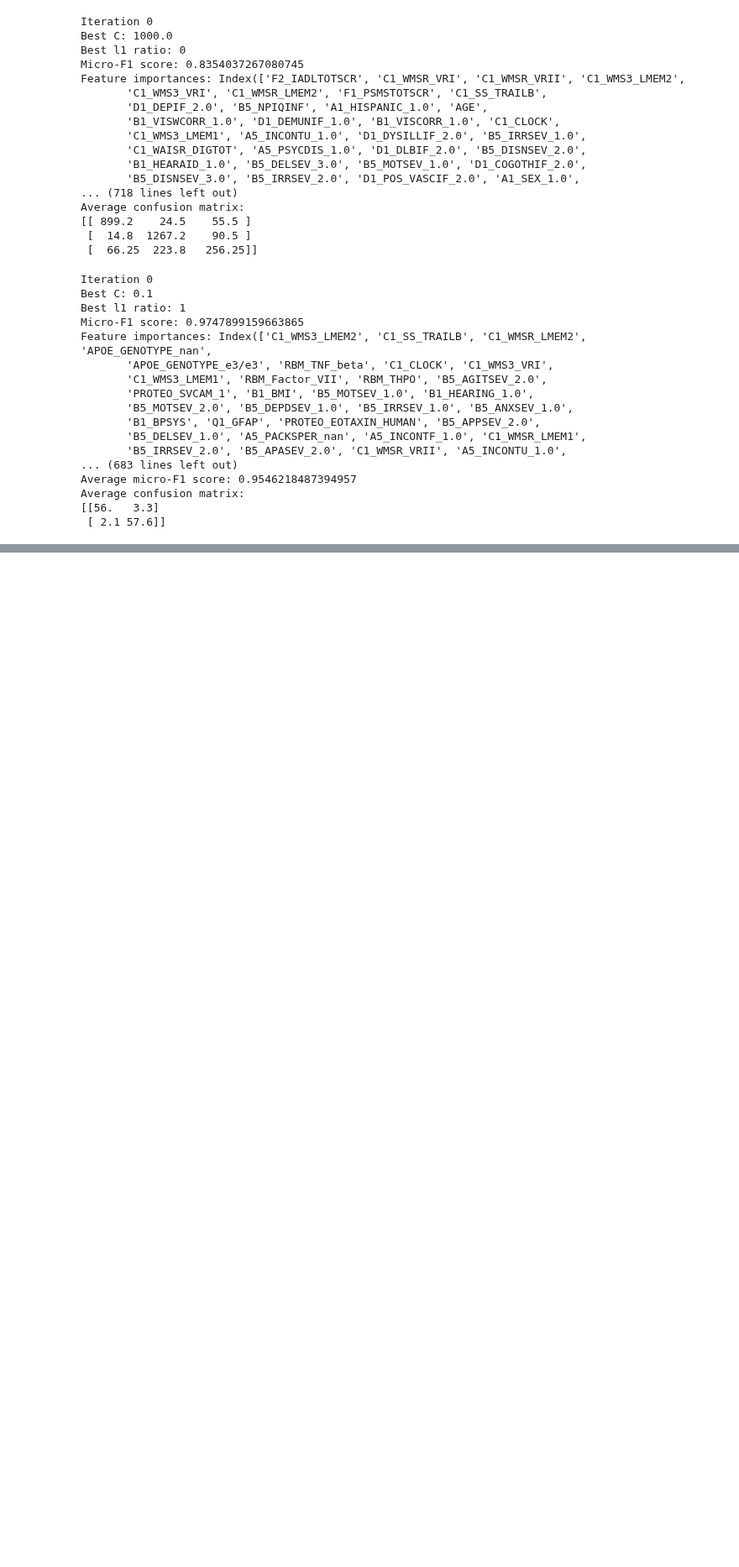
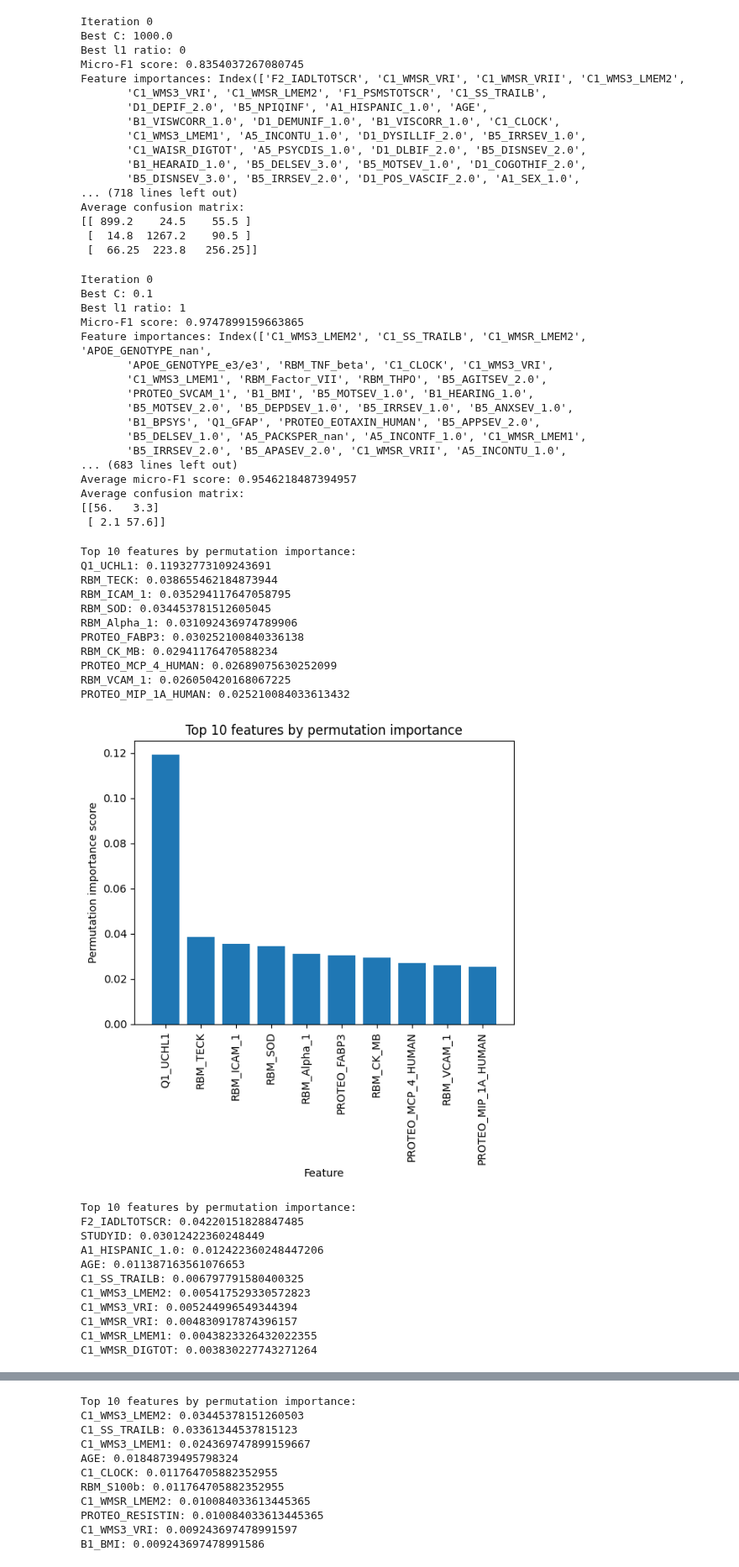
Before and after one commit to anusha1207/TARCC-Alzheimers, a Jupyter notebook: main.ipynb, the cells around one changed output, grey strips where cells are left out. Shown at 84% size. Saved outputs shown, nothing was run; the diff lists cells and outputs as text; code cells hidden in the pictures; blank space fills up the shorter version.

```diff
--- a/main.ipynb
+++ b/main.ipynb
@@ -207,3 +213,36 @@ Average micro-F1 score: 0.9546218487394957
 Average confusion matrix:
 [[56.   3.3]
  [ 2.1 57.6]]
+# %%
+micro_f1_scores_b, feature_importances_b, confusion_matrices_b, r_b, features_b = run_random_forest(blood_only)
+micro_f1_scores_c, feature_importances_c, confusion_matrices_c, r_c, features_c = run_random_forest(clinical_only)
+micro_f1_scores_combined, feature_importances_combined, confusion_matrices_combined, r_combined, features_combined = run_random_forest(combined)
+
+
+plot_rf_features(r_b, features_b)
+plot_rf_features(r_c, features_c)
+plot_rf_features(r_combined, features_combined)
+# %% [output]
+Top 10 features by permutation importance:
+Q1_UCHL1: 0.11932773109243691
+RBM_TECK: 0.038655462184873944
+RBM_ICAM_1: 0.035294117647058795
+RBM_SOD: 0.034453781512605045
+RBM_Alpha_1: 0.031092436974789906
+PROTEO_FABP3: 0.030252100840336138
+RBM_CK_MB: 0.02941176470588234
+PROTEO_MCP_4_HUMAN: 0.02689075630252099
+RBM_VCAM_1: 0.026050420168067225
+PROTEO_MIP_1A_HUMAN: 0.025210084033613432
+[figure, added]
+Top 10 features by permutation importance:
+F2_IADLTOTSCR: 0.04220151828847485
+STUDYID: 0.03012422360248449
+A1_HISPANIC_1.0: 0.012422360248447206
+AGE: 0.011387163561076653
+C1_SS_TRAILB: 0.006797791580400325
+C1_WMS3_LMEM2: 0.005417529330572823
+C1_WMS3_VRI: 0.005244996549344394
+C1_WMSR_VRI: 0.004830917874396157
+C1_WMSR_LMEM1: 0.0043823326432022355
+C1_WMSR_DIGTOT: 0.003830227743271264
@@ -209,0 +250,11 @@ Average confusion matrix:
+Top 10 features by permutation importance:
+C1_WMS3_LMEM2: 0.03445378151260503
+C1_SS_TRAILB: 0.03361344537815123
+C1_WMS3_LMEM1: 0.024369747899159667
+AGE: 0.01848739495798324
+C1_CLOCK: 0.011764705882352955
+RBM_S100b: 0.011764705882352955
+C1_WMSR_LMEM2: 0.010084033613445365
+PROTEO_RESISTIN: 0.010084033613445365
+C1_WMS3_VRI: 0.009243697478991597
+B1_BMI: 0.009243697478991586
```
Also changed, not shown: parts of 4 cells of this notebook, 4 other files.
